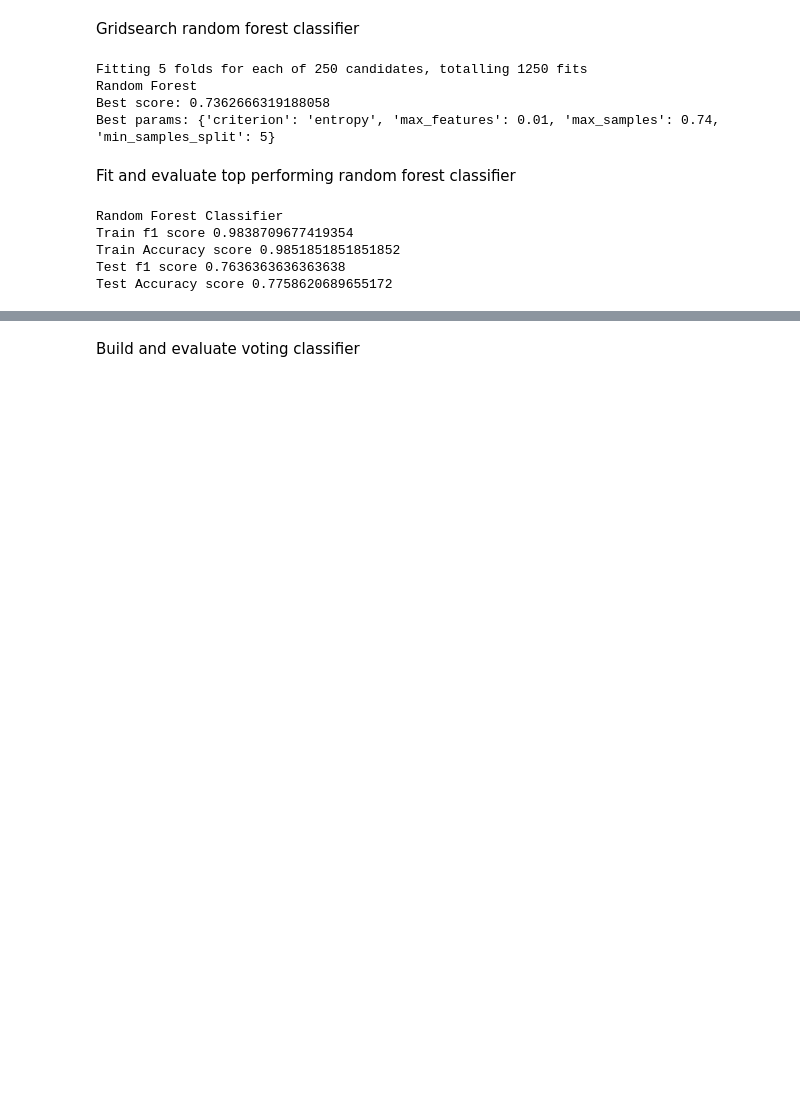
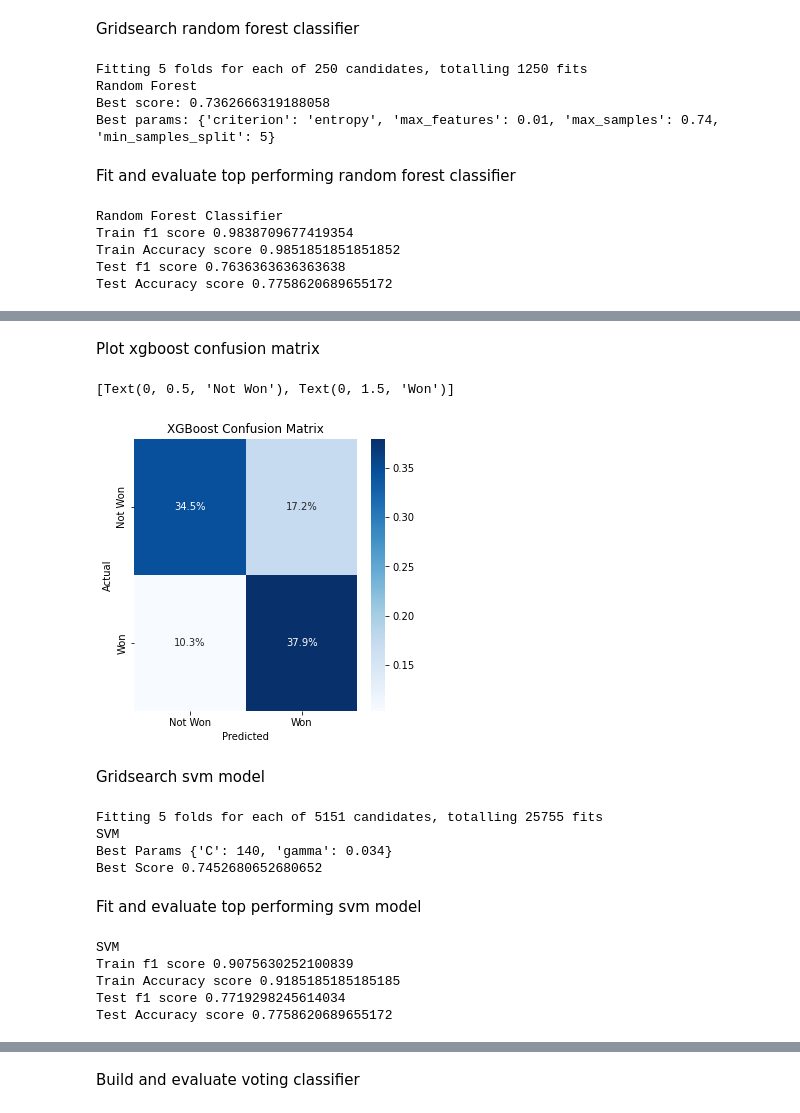
Before and after one commit to blantj/olympic_medal_classification, a Jupyter notebook: Modeling.ipynb, the cells around one changed output, grey strips where cells are left out. Saved outputs shown, nothing was run; the diff lists cells and outputs as text; code cells hidden in the pictures; blank space fills up the shorter version.

```diff
--- a/Modeling.ipynb
+++ b/Modeling.ipynb
@@ -593,0 +602,12 @@ rf_matrix.set_yticklabels(['Not Won','Won'])
+# %%
+xgb_gs_dic = {'colsample_bytree': [.44, .445, .45, .455, .46],
+              'gamma': [.59, .595, .6, .605, .61],
+              'learning_rate': [.24, .245, .25, .255, .26],
+              'reg_lambda': [3.9, 3.95, 4, 4.05, 4.1],
+              'subsample': [.59, .595, .6, .605, .61]}
+xgb_gs_model = XGBClassifier(random_state=42, use_label_encoder=False, eval_metric='logloss')
+xgb_gs = GridSearchCV(xgb_gs_model, xgb_gs_dic, scoring='f1', cv=5, verbose=1, n_jobs=1)
+xgb_gs.fit(x_train, y_train)
+print('XGBoost Gridsearch')
+print('Best Params', xgb_gs.best_params_)
+print('Best Score', xgb_gs.best_score_)
@@ -593,0 +638,48 @@ rf_matrix.set_yticklabels(['Not Won','Won'])
+# %% [markdown]
+Plot xgboost confusion matrix
+# %%
+xgb_cm = confusion_matrix(y_test, y_test_pred_xgb)
+fig, ax = plt.subplots(figsize=(5,5))
+xgb_matrix = sns.heatmap(xgb_cm/np.sum(xgb_cm), annot=True, ax = ax, cmap = 'Blues', fmt = '.1%')
+xgb_matrix.set_title('XGBoost Confusion Matrix')
+xgb_matrix.set_xlabel('Predicted')
+xgb_matrix.set_xticklabels(['Not Won','Won'])
+xgb_matrix.set_ylabel('Actual')
+xgb_matrix.set_yticklabels(['Not Won','Won'])
+# %% [output]
+[Text(0, 0.5, 'Not Won'), Text(0, 1.5, 'Won')]
+[figure, added]
+# %% [markdown]
+Gridsearch svm model
+# %%
+svm_gs_dic = {'C': [x for x in range(100, 201)],
+              'gamma': [x/1000 for x in range(0, 51)]}
+svm_gs_model = SVC(random_state=53, kernel= 'rbf')
+svm_gs = GridSearchCV(svm_gs_model, svm_gs_dic, scoring='f1', cv=5, verbose=1, n_jobs=1)
+svm_gs.fit(x_train, y_train)
+print('SVM')
+print('Best Params', svm_gs.best_params_)
+print('Best Score', svm_gs.best_score_)
+# %% [output]
+Fitting 5 folds for each of 5151 candidates, totalling 25755 fits
+SVM
+Best Params {'C': 140, 'gamma': 0.034}
+Best Score 0.7452680652680652
+# %% [markdown]
+Fit and evaluate top performing svm model
+# %%
+svm = SVC(C=140, gamma=.034, probability=True, random_state=53)
+svm.fit(x_train, y_train)
+y_train_pred_svm = svm.predict(x_train)
+y_test_pred_svm = svm.predict(x_test)
+print('SVM')
+print('Train f1 score', f1_score(y_train, y_train_pred_svm))
+print('Train Accuracy score', accuracy_score(y_train, y_train_pred_svm))
+print('Test f1 score', f1_score(y_test, y_test_pred_svm))
+print('Test Accuracy score', accuracy_score(y_test, y_test_pred_svm))
+# %% [output]
+SVM
+Train f1 score 0.9075630252100839
+Train Accuracy score 0.9185185185185185
+Test f1 score 0.7719298245614034
+Test Accuracy score 0.7758620689655172
```
Also changed, not shown: parts of 24 cells of this notebook, 9 other files.
